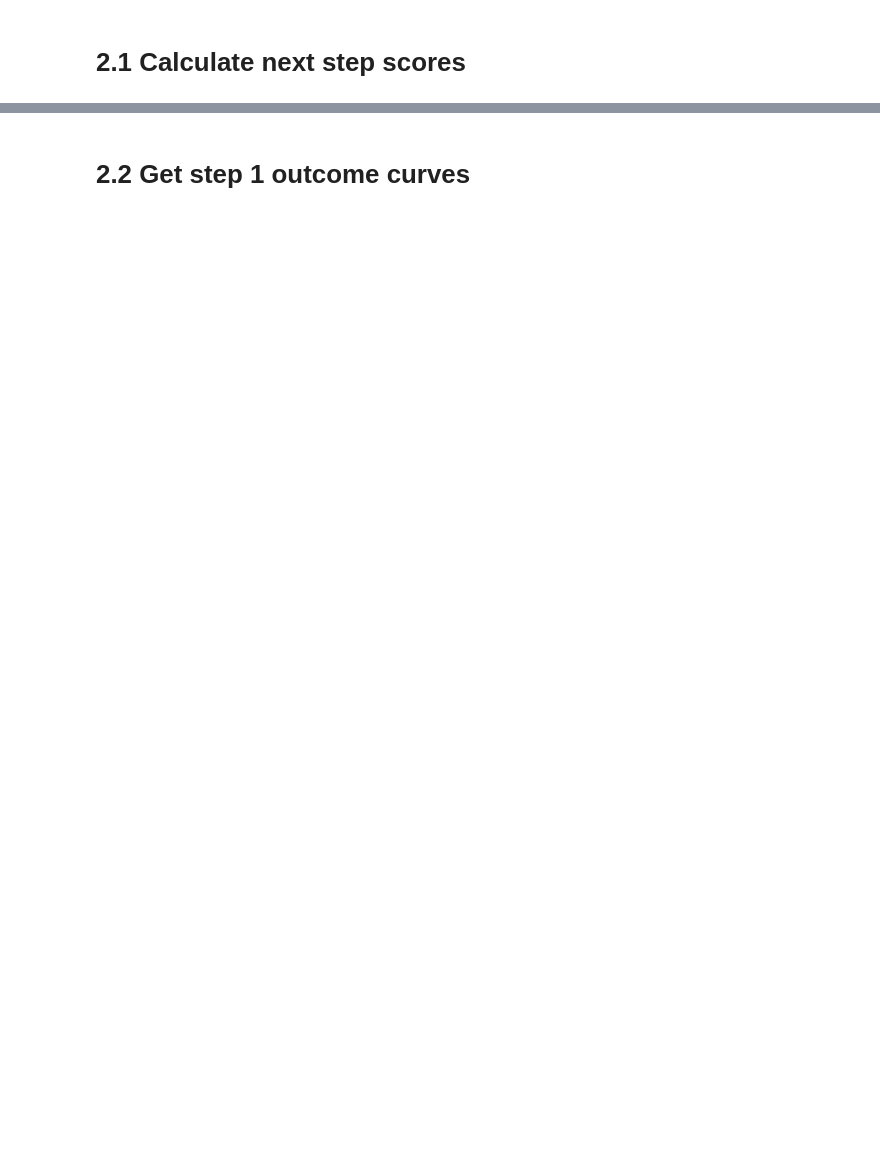
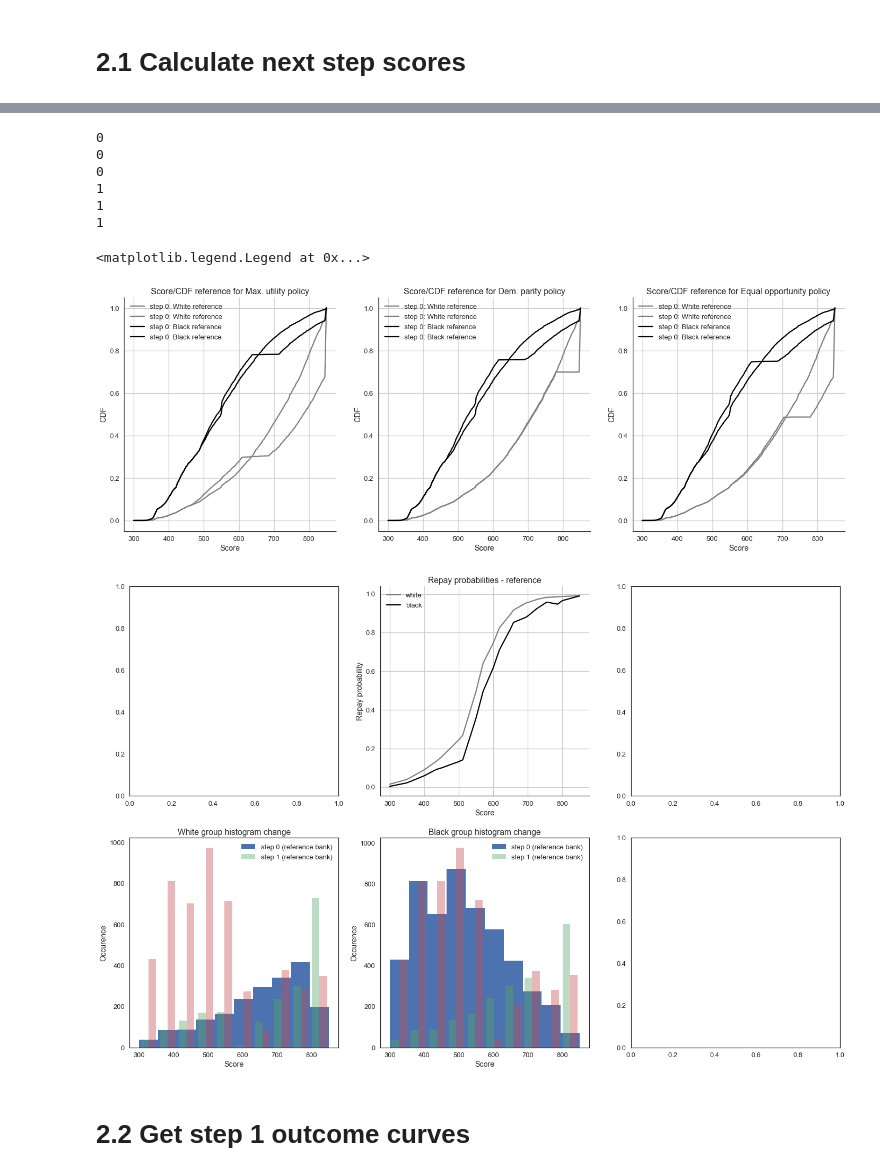
Before and after one commit to APMSSSR/Master_thesis, a Jupyter notebook: notebooks/Model1V2.ipynb, the cells around one changed output, grey strips where cells are left out. Saved outputs shown, nothing was run; the diff lists cells and outputs as text; code cells hidden in the pictures; blank space fills up the shorter version.

```diff
--- a/notebooks/Model1V2.ipynb
+++ b/notebooks/Model1V2.ipynb
@@ -365,3 +289,73 @@ ax[1][1].legend()
+# %%
+#get extremes for Max utility strategy
+max_rates = []
+next_ref_customer_scores=[]
+next_customer_scores=[]
+next_customer_cdfs=[]
+next_customer_pis=[]
+for i in range(N_policy):
+    tmp_max_rates = np.zeros([N_groups, N_banks])
+    for j in range(0, N_groups):
+        for k in range(0,N_banks):
+            tmp_max_rates[j][k] = customer_rate_index[j][k][np.argmax(bank_utility_curves[i][k][j])]
+    max_rates.append(tmp_max_rates)
+    next_ref_customer_scores.append(sf.get_next_ref_customer_scores(ref_customer_scores, score_interest_rates, customer_scores, max_rates[i], loan_repaid_probs, N_groups, N_banks, score_change_repay, score_change_default, score_range))
+    next_customer_scores.append(sf.get_customers(next_ref_customer_scores[i], score_shifts, score_range))
+    next_customer_cdfs.append(sf.get_customer_cdfs(next_customer_scores[i], scores_list))
+    next_customer_pis.append(sf.get_customer_pis(next_customer_cdfs[i]))
+
+fig, ax = plt.subplots(1,N_policy,figsize=(8*N_policy,8))
+for i in range(N_policy):
+    for j in range(N_groups):
+        ax[i].plot(scores_list,customer_cdfs[j][1],color=group_colors[j], label='step 0: '+ group_names[j] + ' ' + reference_bank_name)
+        ax[i].plot(scores_list,next_customer_cdfs[i][j][1],color=group_colors[j], label='step 0: '+ group_names[j] + ' ' + reference_bank_name)
+    ax[i].spines['right'].set_visible(False)
+    ax[i].spines['top'].set_visible(False)
+    ax[i].set_title('Score/CDF reference for ' + policy_names[i] + ' policy')
+    ax[i].set_xlabel("Score")
+    ax[i].set_ylabel("CDF")
+    ax[i].legend()
+    ax[i].grid()
+
+fig, ax = plt.subplots(N_groups,N_policy,figsize=(8*N_policy,8*N_groups))
+for i in range(N_groups):
+    for j in range(N_policy):
+        print(i)
+#TODO
+
+ax[0][1].plot(scores_list,repays[group_names[0]],label='white',color="grey")
+ax[0][1].plot(scores_list,repays[group_names[1]],color='black',label='black')
+ax[0][1].spines['right'].set_visible(False)
+ax[0][1].spines['top'].set_visible(False)
+ax[0][1].set_title("Repay probabilities - reference")
+ax[0][1].set_xlabel("Score")
+ax[0][1].set_ylabel("Repay probability")
+ax[0][1].legend()
+ax[0][1].grid()
+
+ax[1][0].hist(ref_customer_scores[0], range=score_range,label='step 0 (reference bank)')
+ax[1][0].hist(next_ref_customer_scores[0],alpha=0.4,range=score_range, label='step 1 (reference bank)')
+ax[1][0].set_title("White group histogram change")
+ax[1][0].set_ylabel("Occurence")
+ax[1][0].set_xlabel("Score")
+ax[1][0].legend()
+
+ax[1][1].hist(ref_customer_scores[1],range=score_range,label='step 0 (reference bank)')
+ax[1][1].hist(next_ref_customer_scores[1],alpha=0.4, range=score_range,label='step 1 (reference bank)')
+ax[1][1].set_title("Black group histogram change")
+ax[1][1].set_ylabel("Occurence")
+ax[1][1].set_xlabel("Score")
+ax[1][1].legend()
+# %% [output]
+0
+0
+0
+1
+1
+1
+<matplotlib.legend.Legend at 0x...>
+[figure, added]
+[figure, added]
 # %% [markdown]
 # 2.2 Get step 1 outcome curves
 # %%
```
Also changed, not shown: parts of 8 cells of this notebook.
